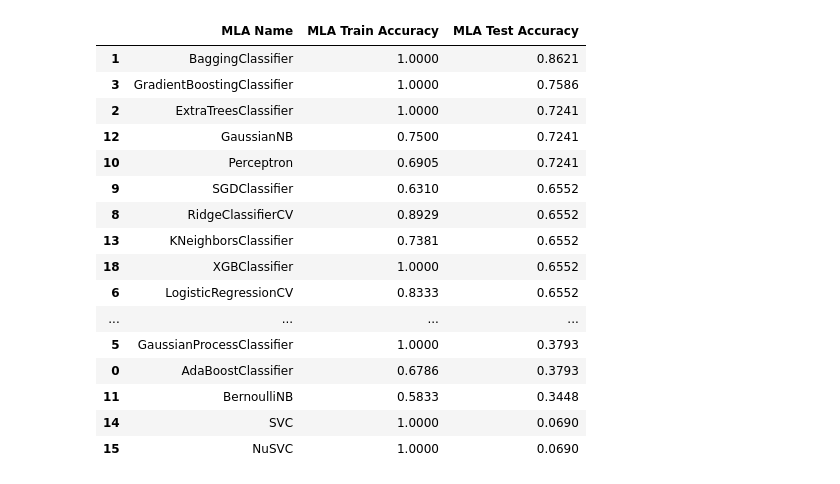
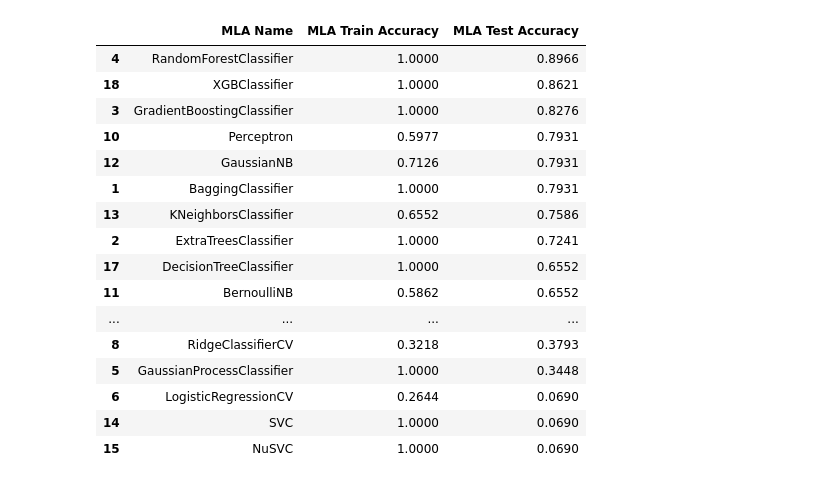
Before and after one commit to echo-akash/Human-Emotion-Recognition-using-Physiological-EEG-Signal, a Jupyter notebook: Statistical+Adv feature Details Result.ipynb, the cells around one changed output. Drawn from its saved outputs; the diff is of its cells as text; code cells hidden in the pictures.

```diff
--- a/Statistical+Adv feature Details Result.ipynb
+++ b/Statistical+Adv feature Details Result.ipynb
@@ -30,7 +30,7 @@ maxi=0
 #while(count<100):
     #test and train dataset split
 
-    df = pd.read_csv('Feature/feature_tt.csv')
+    df = pd.read_csv('Feature/advanced+statistical_feature.csv')
     df['split'] = np.random.randn(df.shape[0], 1)
 
     msk = np.random.rand(len(df)) <= 0.7
@@ -90,47 +90,47 @@ maxi=0
 
 
     row_index = 0
     for alg in MLA:
 
 
         predicted = alg.fit(x_train, y_train).predict(x_test)
         #fp, tp, th = roc_curve(y_test, predicted)
         MLA_name = alg.__class__.__name__
         MLA_compare.loc[row_index,'MLA Name'] = MLA_name
         MLA_compare.loc[row_index, 'MLA Train Accuracy'] = round(alg.score(x_train, y_train), 4)
         MLA_compare.loc[row_index, 'MLA Test Accuracy'] = round(alg.score(x_test, y_test), 4)
         #extra
         #if (round(alg.score(x_test, y_test), 4)>maxi):
          #   maxi=round(alg.score(x_test, y_test), 4)
           #  maxiname=MLA_name
         #extra
         #MLA_compare.loc[row_index, 'MLA Precission'] = precision_score(y_test, predicted)
         #MLA_compare.loc[row_index, 'MLA Recall'] = recall_score(y_test, predicted)
         #MLA_compare.loc[row_index, 'MLA AUC'] = auc(fp, tp)
 
 
 
 
         row_index+=1
 
     MLA_compare.sort_values(by = ['MLA Test Accuracy'], ascending = False, inplace = True)
     MLA_compare
 # %% [output]
 |  | MLA Name | MLA Train Accuracy | MLA Test Accuracy |
-| 1 | BaggingClassifier | 1.0000 | 0.8621 |
-| 3 | GradientBoostingClassifier | 1.0000 | 0.7586 |
+| 4 | RandomForestClassifier | 1.0000 | 0.8966 |
+| 18 | XGBClassifier | 1.0000 | 0.8621 |
+| 3 | GradientBoostingClassifier | 1.0000 | 0.8276 |
+| 10 | Perceptron | 0.5977 | 0.7931 |
+| 12 | GaussianNB | 0.7126 | 0.7931 |
+| 1 | BaggingClassifier | 1.0000 | 0.7931 |
+| 13 | KNeighborsClassifier | 0.6552 | 0.7586 |
 | 2 | ExtraTreesClassifier | 1.0000 | 0.7241 |
-| 12 | GaussianNB | 0.7500 | 0.7241 |
-| 10 | Perceptron | 0.6905 | 0.7241 |
-| 9 | SGDClassifier | 0.6310 | 0.6552 |
-| 8 | RidgeClassifierCV | 0.8929 | 0.6552 |
-| 13 | KNeighborsClassifier | 0.7381 | 0.6552 |
-| 18 | XGBClassifier | 1.0000 | 0.6552 |
-| 6 | LogisticRegressionCV | 0.8333 | 0.6552 |
+| 17 | DecisionTreeClassifier | 1.0000 | 0.6552 |
+| 11 | BernoulliNB | 0.5862 | 0.6552 |
 | ... | ... | ... | ... |
-| 5 | GaussianProcessClassifier | 1.0000 | 0.3793 |
-| 0 | AdaBoostClassifier | 0.6786 | 0.3793 |
-| 11 | BernoulliNB | 0.5833 | 0.3448 |
+| 8 | RidgeClassifierCV | 0.3218 | 0.3793 |
+| 5 | GaussianProcessClassifier | 1.0000 | 0.3448 |
+| 6 | LogisticRegressionCV | 0.2644 | 0.0690 |
 | 14 | SVC | 1.0000 | 0.0690 |
 | 15 | NuSVC | 1.0000 | 0.0690 |
 # %%
```
Also changed, not shown: parts of 7 cells of this notebook.
